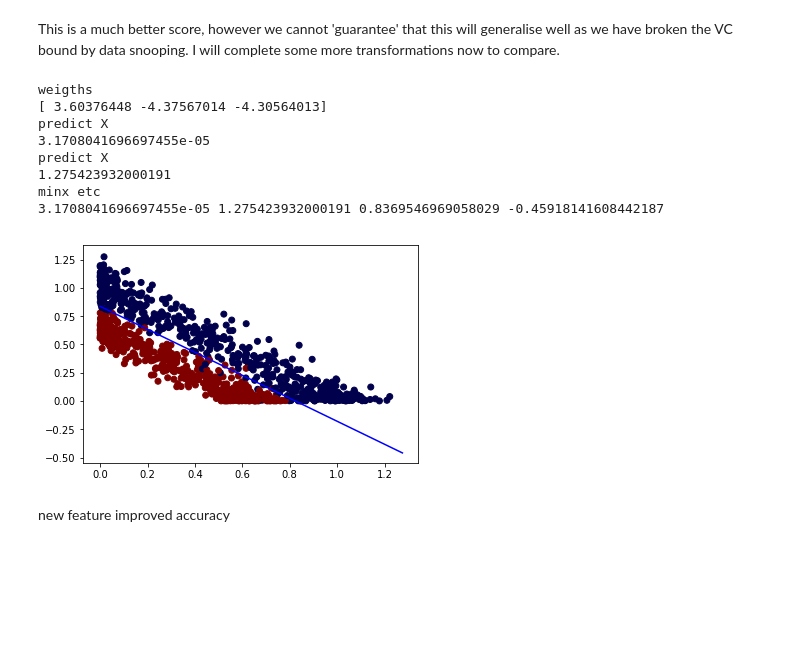
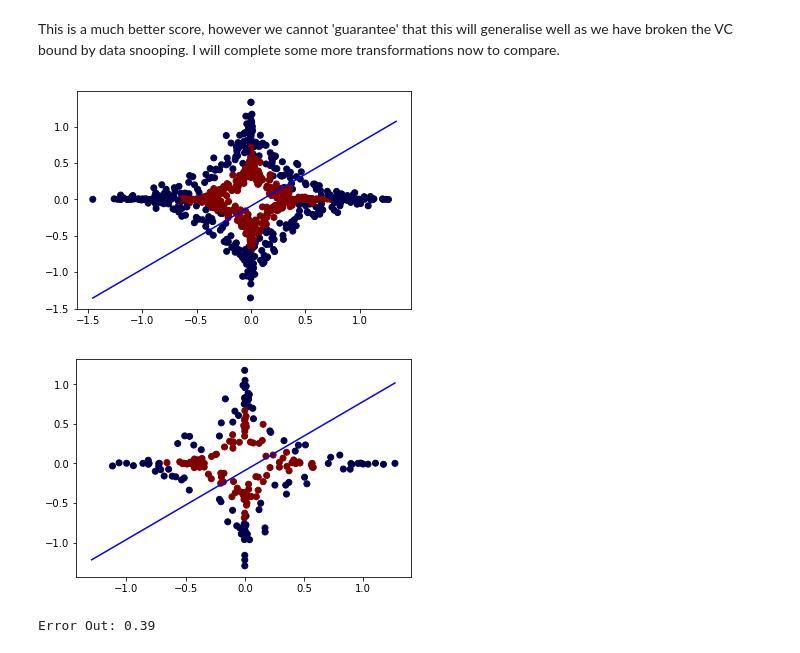
Before and after one commit to vipulpopat/MSCAI_Sem1_Etivity3, a Jupyter notebook: Etivity3_LinearClassification.ipynb, the cells around one changed output. Cells and saved outputs as stored; diff of their text form; code cells hidden in the pictures; blank space fills up the shorter version.

```diff
--- a/Etivity3_LinearClassification.ipynb
+++ b/Etivity3_LinearClassification.ipynb
@@ -195,16 +84,15 @@ X_new = X * X
-# %%
-clf = LinearClassifier()
-clf.fit(X_new, y)
-clf.plot(X_new, y)
-# %% [output]
-weigths
-[ 3.60376448 -4.37567014 -4.30564013]
-predict X
-3.1708041696697455e-05
-predict X
-1.275423932000191
-minx etc
-3.1708041696697455e-05 1.275423932000191 0.8369546969058029 -0.45918141608442187
-[figure, removed]
-# %% [markdown]
-new feature improved accuracy
+# %%
+X3_train = X_train * X_train * X_train
+X3_test = X_test * X_test * X_test
+
+clf3 = LinearClassifier()
+clf3.fit(X3_train, y_train)
+clf3.plot(X3_train, y_train)
+clf3.plot(X3_test, y_test)
+pred = clf2.predict_class(X3_test)
+error = clf2.calculate_error(pred, y_test)
+print("Error Out:", error)
+# %% [output]
+[figure, added]
+[figure, added]
+Error Out: 0.39
```
Also changed, not shown: parts of 13 cells of this notebook.
